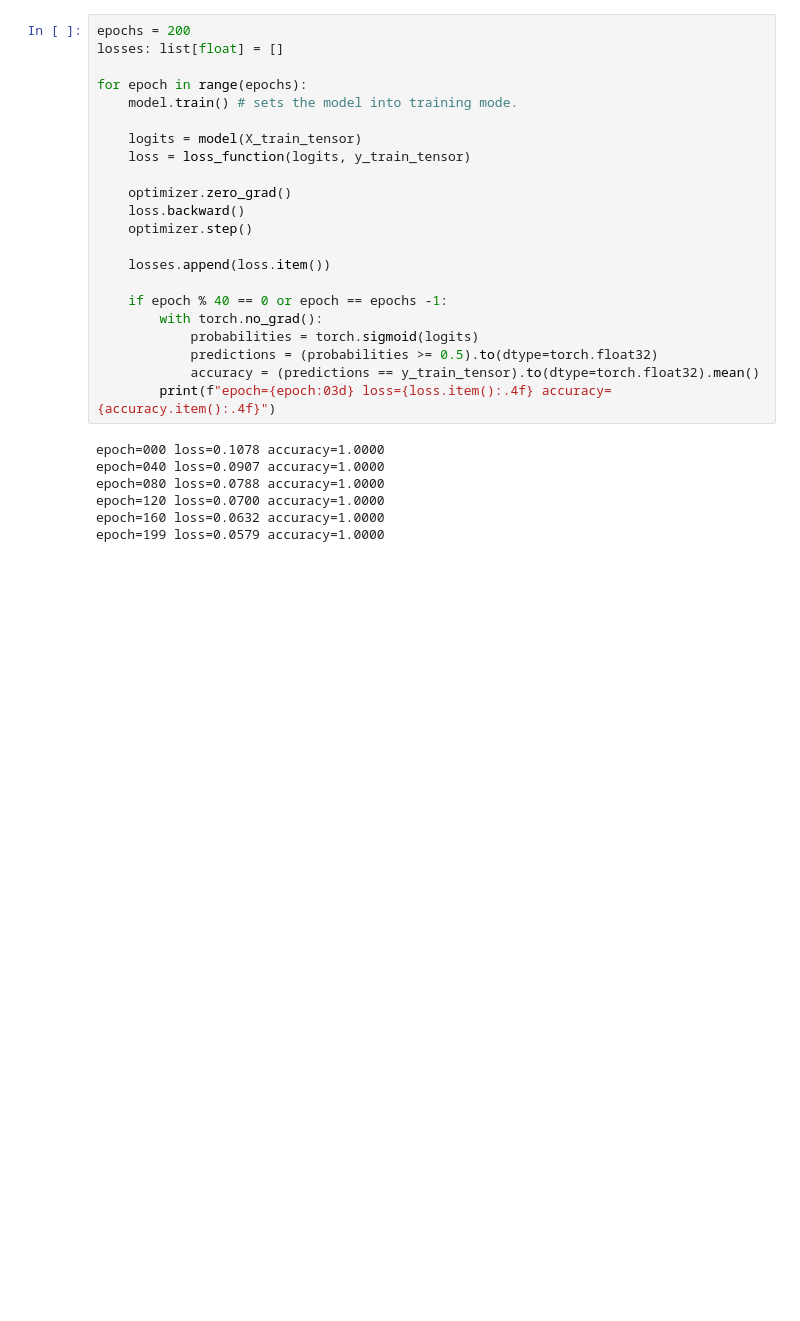
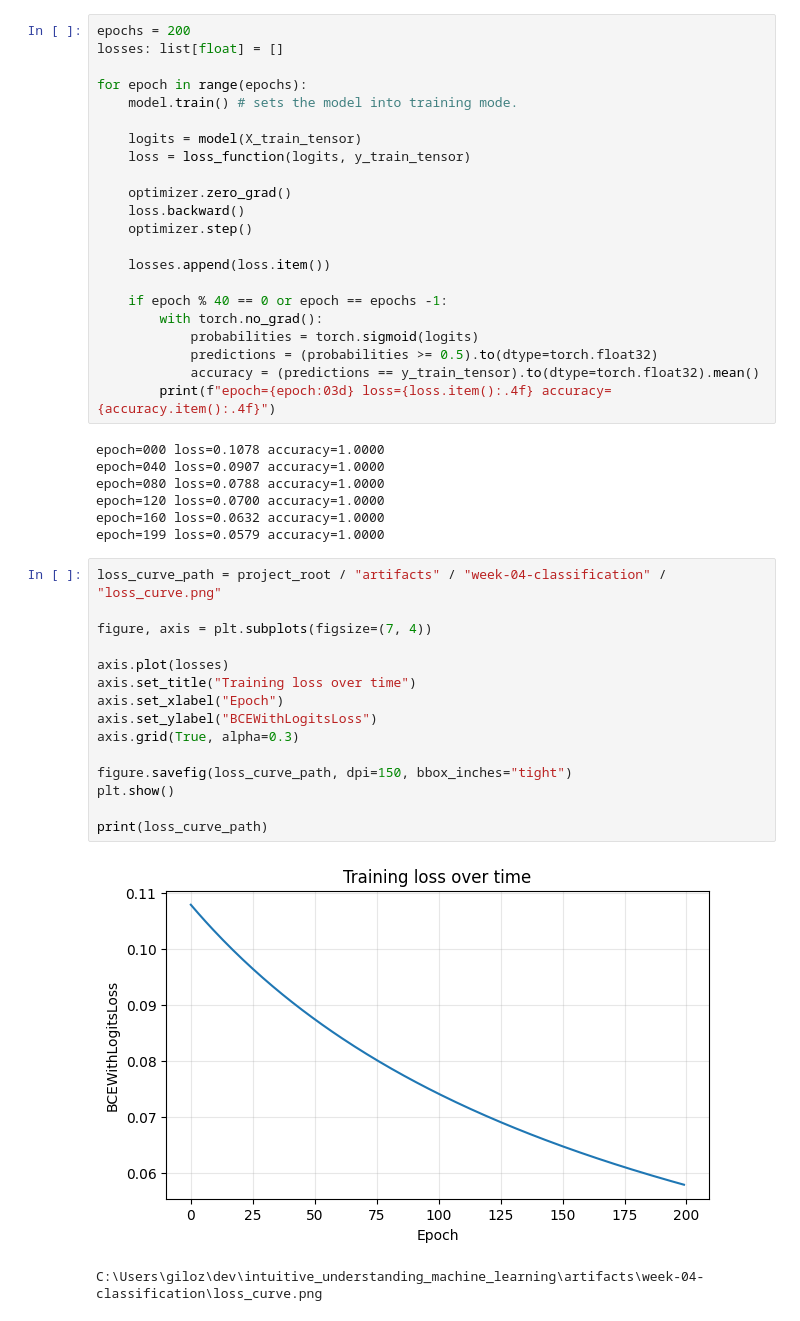
Before and after one commit to majorgilles/intuitive_understanding_machine_learning, a Jupyter notebook: weeks/week-04-classification/train_2d_classifier.ipynb, the cells around one changed output. Cells and saved outputs as stored; diff of their text form; blank space fills up the shorter version.

Commit message:
Add loss curve visualization for 2D classifier training

```diff
--- a/weeks/week-04-classification/train_2d_classifier.ipynb
+++ b/weeks/week-04-classification/train_2d_classifier.ipynb
@@ -322,3 +322,21 @@ epoch=080 loss=0.0788 accuracy=1.0000
 epoch=120 loss=0.0700 accuracy=1.0000
 epoch=160 loss=0.0632 accuracy=1.0000
 epoch=199 loss=0.0579 accuracy=1.0000
+# %%
+loss_curve_path = project_root / "artifacts" / "week-04-classification" / "loss_curve.png"
+
+figure, axis = plt.subplots(figsize=(7, 4))
+
+axis.plot(losses)
+axis.set_title("Training loss over time")
+axis.set_xlabel("Epoch")
+axis.set_ylabel("BCEWithLogitsLoss")
+axis.grid(True, alpha=0.3)
+
+figure.savefig(loss_curve_path, dpi=150, bbox_inches="tight")
+plt.show()
+
+print(loss_curve_path)
+# %% [output]
+[figure, added]
+C:\Users\giloz\dev\intuitive_understanding_machine_learning\artifacts\week-04-classification\loss_curve.png
```
